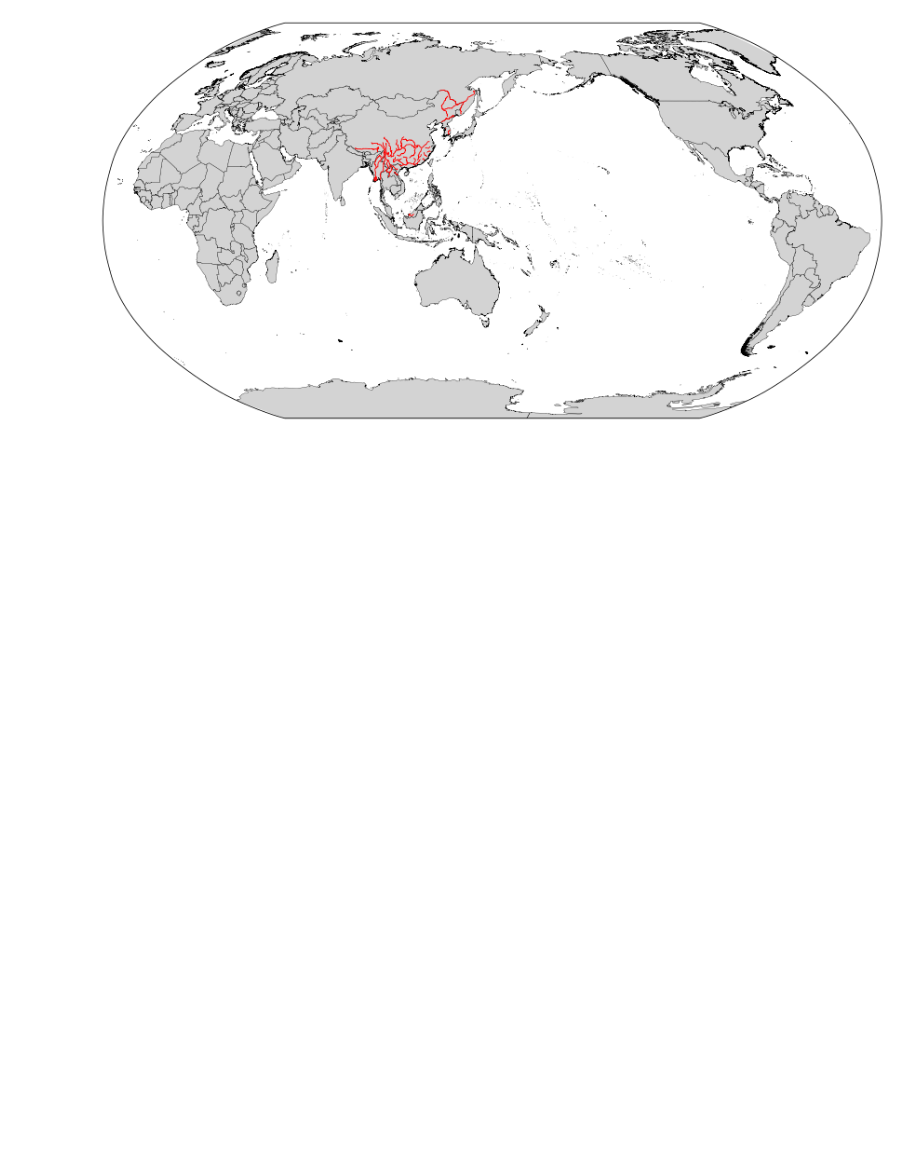
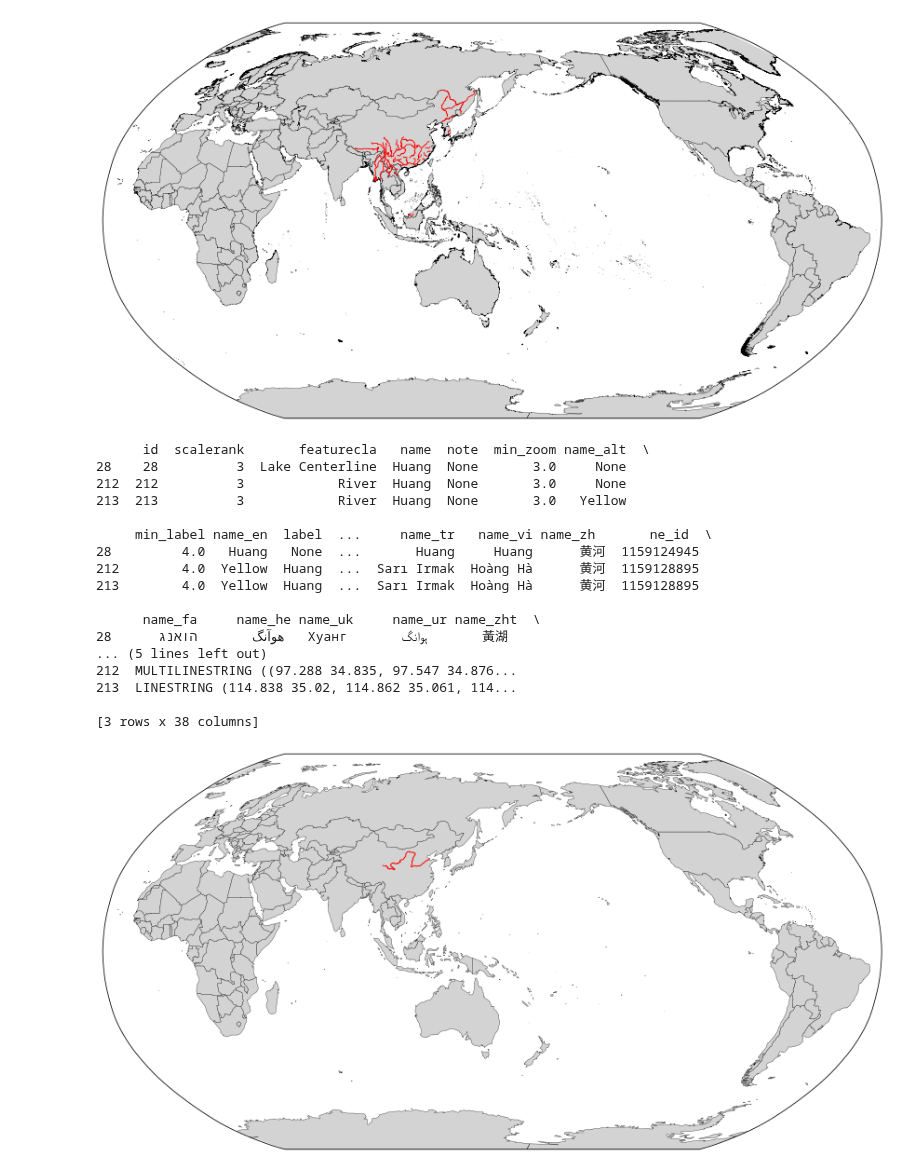
Before and after one commit to gestepoa/pythonmap, a Jupyter notebook: map_natrual.ipynb, the cells around one changed output. Cells and saved outputs as stored; diff of their text form; code cells hidden in the pictures; blank space fills up the shorter version.

```diff
--- a/map_natrual.ipynb
+++ b/map_natrual.ipynb
@@ -227,3 +227,66 @@ plt.savefig('output2.png', dpi=600, bbox_inches='tight')
 plt.show()
 # %% [output]
 [figure]
+# %%
+# geojson file of river test
+import pandas as pd
+import geopandas as gpd
+import matplotlib.pyplot as plt
+import cartopy.crs as ccrs
+import numpy as np
+from matplotlib.lines import Line2D
+import matplotlib.patheffects as PathEffects
+
+plt.rcParams['font.sans-serif'] = ['SimHei']
+plt.rcParams['axes.unicode_minus'] = False
+
+
+world = gpd.read_file('./worldmap4/world.json')
+world = world.to_crs(ccrs.PlateCarree())
+
+river110m = gpd.read_file('./shp2json/world_river_110m.geojson')
+changjiang = river110m[river110m['name_zh'] == '长江']
+changjiang = changjiang.to_crs(ccrs.PlateCarree())
+changjiang = changjiang[changjiang['id'] == '8']
+
+river50m = gpd.read_file('./shp2json/world_river_50m.geojson')
+huanghe = river50m[river50m['name_zh'] == '黄河']
+huanghe = huanghe.to_crs(ccrs.PlateCarree())
+print(huanghe)
+# huanghe1 = huanghe[huanghe['id'] == '28']
+# huanghe2 = huanghe[huanghe['id'] == '212']
+# huanghe3 = huanghe[huanghe['id'] == '213']
+
+fig, ax = plt.subplots(1, 1, figsize=(15, 10), subplot_kw={'projection': ccrs.Robinson(central_longitude=150)})
+world.plot(ax=ax, color='lightgrey', edgecolor='black', linewidth=0.3, transform=ccrs.PlateCarree())
+# changjiang.plot(ax=ax, color='red', linewidth=0.8, transform=ccrs.PlateCarree())
+# huanghe1.plot(ax=ax, color='red', linewidth=1, transform=ccrs.PlateCarree())
+# huanghe2.plot(ax=ax, color='blue', linewidth=1, transform=ccrs.PlateCarree())
+# huanghe3.plot(ax=ax, color='green', linewidth=1, transform=ccrs.PlateCarree())
+huanghe.plot(ax=ax, color='red', linewidth=1, transform=ccrs.PlateCarree())
+
+
+ax.tick_params(axis='both', which='both', length=0, labelsize=0)
+# ax.set_extent([-180, 180, -60, 75], crs=ccrs.PlateCarree())
+
+plt.savefig('output2.png', dpi=600, bbox_inches='tight')
+plt.show()
+# %% [output]
+      id  scalerank       featurecla   name  note  min_zoom name_alt  \
+28    28          3  Lake Centerline  Huang  None       3.0     None
+212  212          3            River  Huang  None       3.0     None
+213  213          3            River  Huang  None       3.0   Yellow
+
+     min_label name_en  label  ...     name_tr   name_vi name_zh       ne_id  \
+28         4.0   Huang   None  ...       Huang     Huang      黄河  1159124945
+212        4.0  Yellow  Huang  ...  Sarı Irmak  Hoàng Hà      黄河  1159128895
+213        4.0  Yellow  Huang  ...  Sarı Irmak  Hoàng Hà      黄河  1159128895
+
+      name_fa     name_he name_uk     name_ur name_zht  \
+28      هوآنگ       הואנג   Хуанг       ہوانگ       黃湖
+... (5 lines left out)
+212  MULTILINESTRING ((97.288 34.835, 97.547 34.876...
+213  LINESTRING (114.838 35.02, 114.862 35.061, 114...
+
+[3 rows x 38 columns]
+[figure, added]
```
Also changed, not shown: 6 other files.
